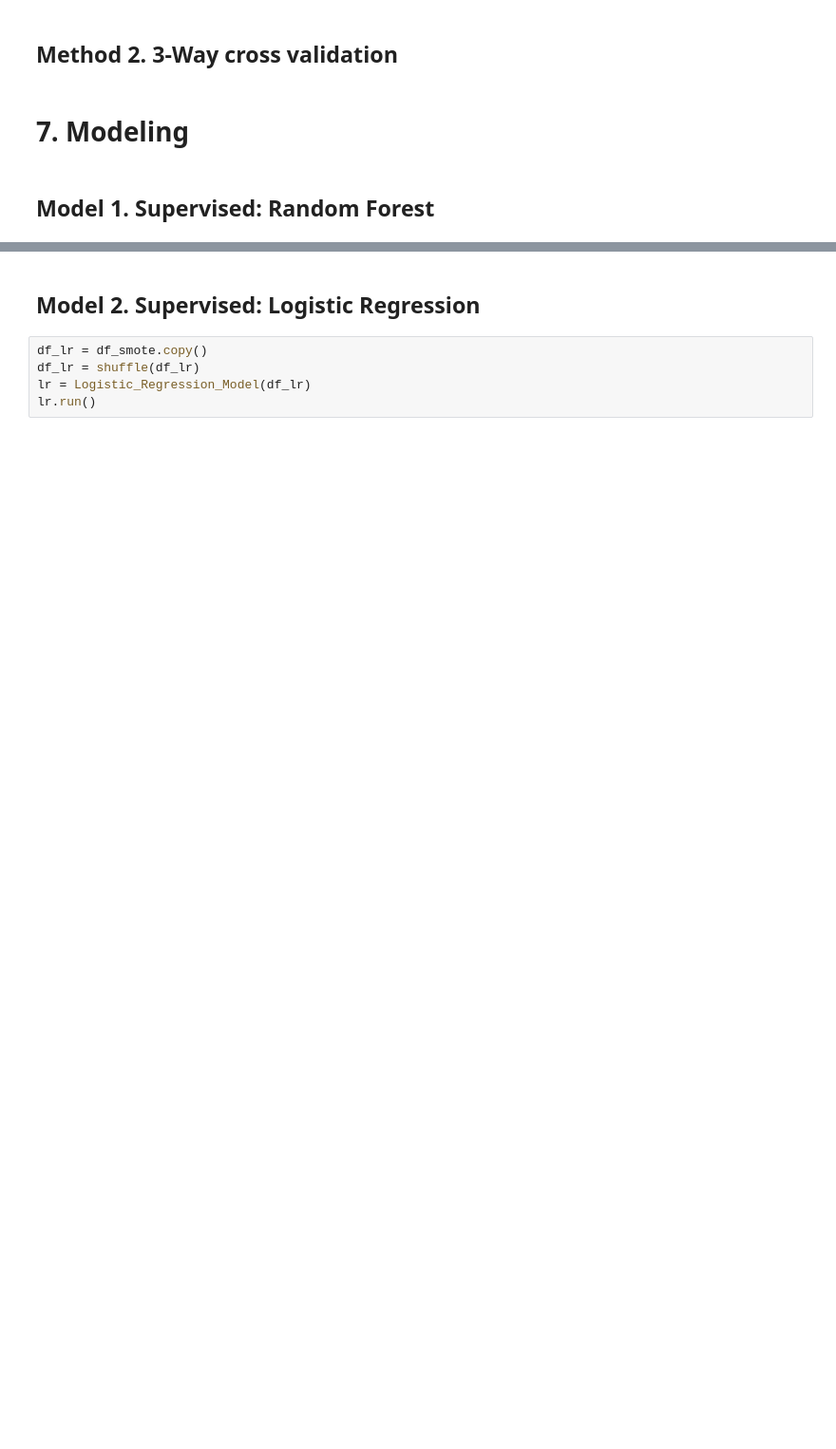
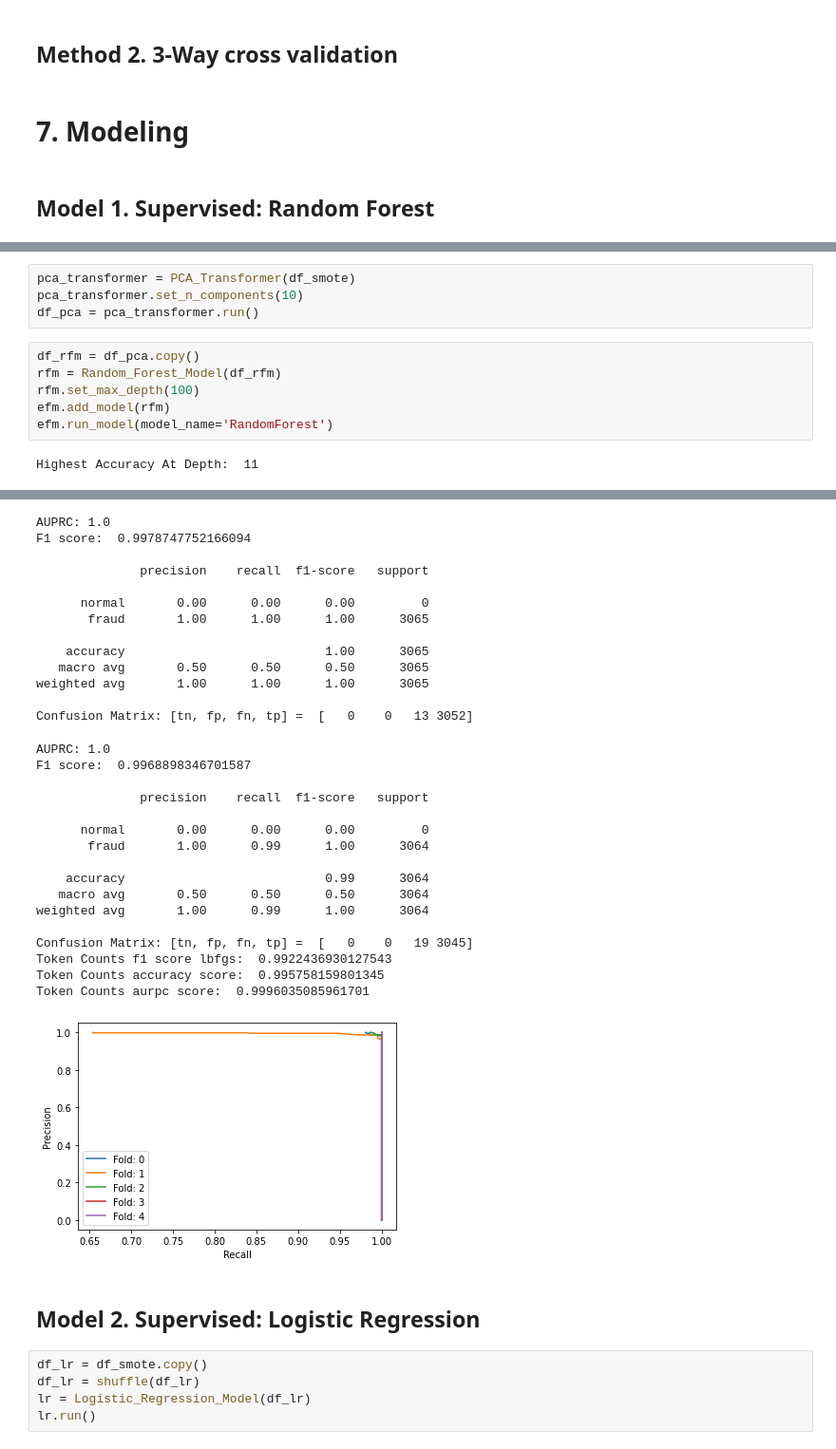
Before and after one commit to kennylee9672/EthereumFraudDetection, a Jupyter notebook: EthereumFraudModeling.ipynb, the cells around one changed output, grey strips where cells are left out. Shown at 95% size. Cells and saved outputs as stored; diff of their text form; blank space fills up the shorter version.

```diff
--- a/EthereumFraudModeling.ipynb
+++ b/EthereumFraudModeling.ipynb
@@ -283,0 +372,12 @@ efm.run_model(model_name='RandomForest')
+# %%
+pca_transformer = PCA_Transformer(df_smote)
+pca_transformer.set_n_components(10)
+df_pca = pca_transformer.run()
+# %%
+df_rfm = df_pca.copy()
+rfm = Random_Forest_Model(df_rfm)
+rfm.set_max_depth(100)
+efm.add_model(rfm)
+efm.run_model(model_name='RandomForest')
+# %% [output]
+Highest Accuracy At Depth:  11
@@ -284,3 +423,33 @@ efm.run_model(model_name='RandomForest')
+AUPRC: 1.0
+F1 score:  0.9978747752166094
+
+              precision    recall  f1-score   support
+
+      normal       0.00      0.00      0.00         0
+       fraud       1.00      1.00      1.00      3065
+
+    accuracy                           1.00      3065
+   macro avg       0.50      0.50      0.50      3065
+weighted avg       1.00      1.00      1.00      3065
+
+Confusion Matrix: [tn, fp, fn, tp] =  [   0    0   13 3052]
+AUPRC: 1.0
+F1 score:  0.9968898346701587
+
+              precision    recall  f1-score   support
+
+      normal       0.00      0.00      0.00         0
+       fraud       1.00      0.99      1.00      3064
+
+    accuracy                           0.99      3064
+   macro avg       0.50      0.50      0.50      3064
+weighted avg       1.00      0.99      1.00      3064
+
+Confusion Matrix: [tn, fp, fn, tp] =  [   0    0   19 3045]
+Token Counts f1 score lbfgs:  0.9922436930127543
+Token Counts accuracy score:  0.995758159801345
+Token Counts aurpc score:  0.9996035085961701
+[figure, added]
 # %% [markdown]
 ## Model 2. Supervised: Logistic Regression
 # %%
```
Also changed, not shown: parts of 14 cells of this notebook, 1 other file.
